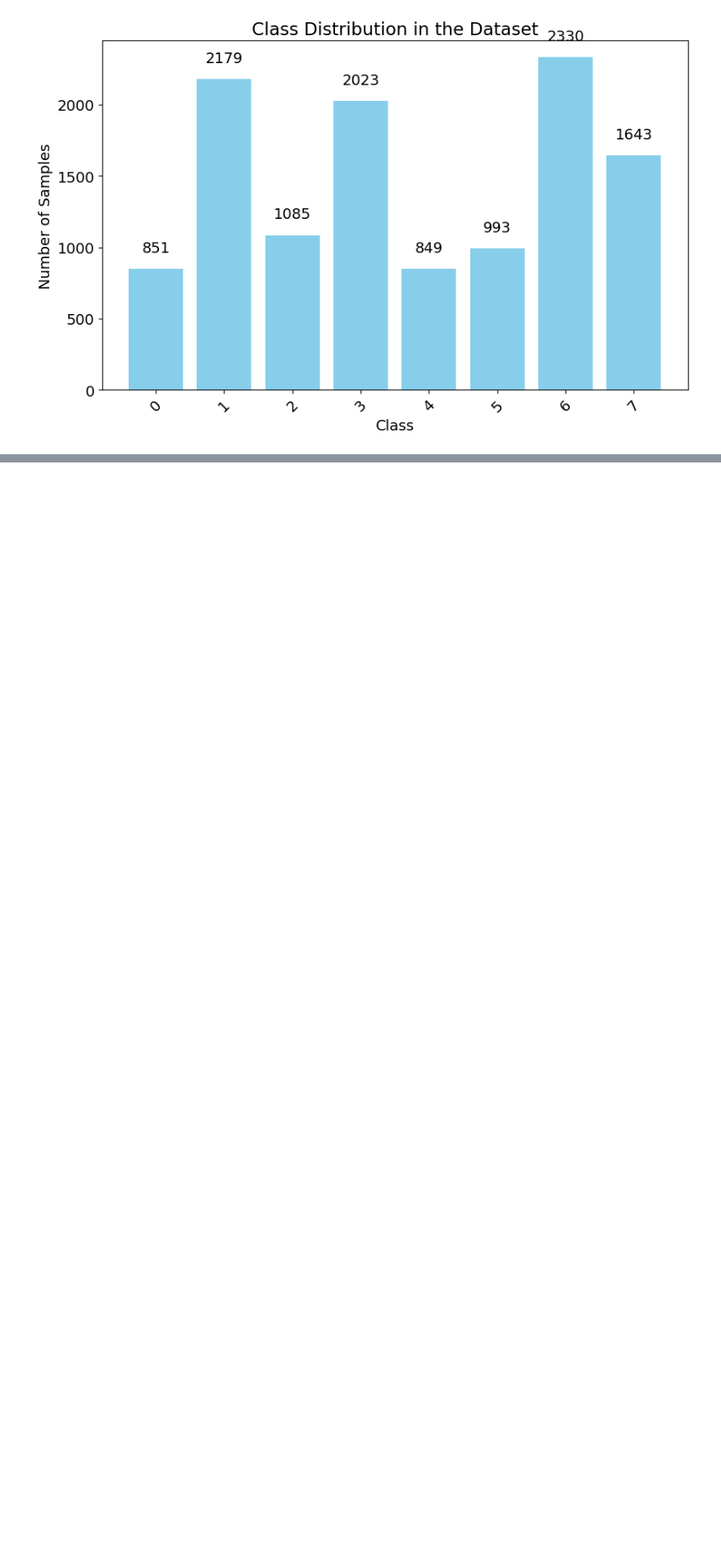
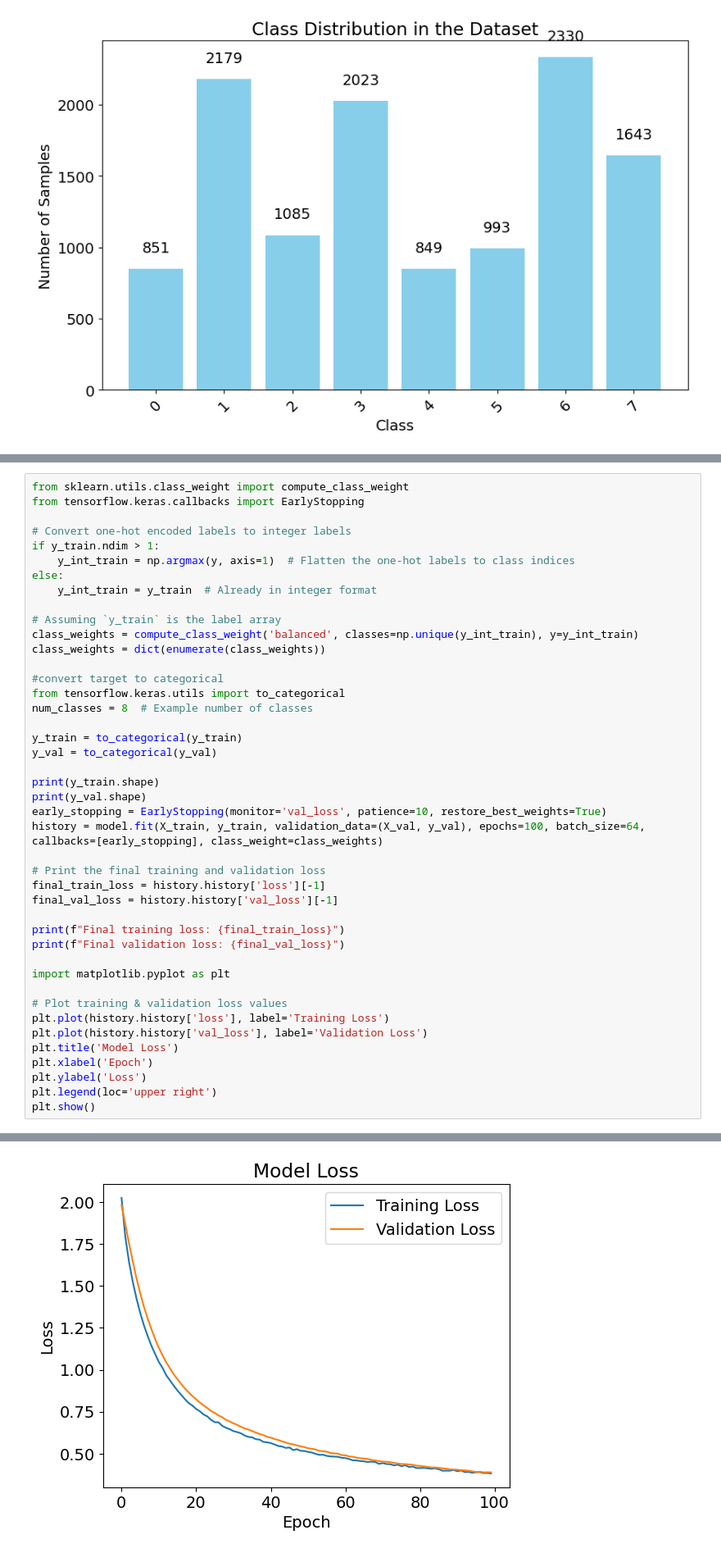
Before and after one commit to giovannaloro/AN2DL_PROJECT_2024_M2G, a Jupyter notebook: code/g_a.ipynb, the cells around one changed output, grey strips where cells are left out. Shown at 82% size. Drawn from its saved outputs; the diff is of its cells as text; blank space fills up the shorter version.

```diff
--- a/code/g_a.ipynb
+++ b/code/g_a.ipynb
@@ -171,0 +343,44 @@ plt.show()
+# %%
+from sklearn.utils.class_weight import compute_class_weight
+from tensorflow.keras.callbacks import EarlyStopping
+
+# Convert one-hot encoded labels to integer labels
+if y_train.ndim > 1:
+    y_int_train = np.argmax(y, axis=1)  # Flatten the one-hot labels to class indices
+else:
+    y_int_train = y_train  # Already in integer format
+
+# Assuming `y_train` is the label array
+class_weights = compute_class_weight('balanced', classes=np.unique(y_int_train), y=y_int_train)
+class_weights = dict(enumerate(class_weights))
+
+#convert target to categorical
+from tensorflow.keras.utils import to_categorical
+num_classes = 8  # Example number of classes
+
+y_train = to_categorical(y_train)
+y_val = to_categorical(y_val)
+
+print(y_train.shape)
+print(y_val.shape)
+early_stopping = EarlyStopping(monitor='val_loss', patience=10, restore_best_weights=True)
+history = model.fit(X_train, y_train, validation_data=(X_val, y_val), epochs=100, batch_size=64, callbacks=[early_stopping], class_weight=class_weights)
+
+# Print the final training and validation loss
+final_train_loss = history.history['loss'][-1]
+final_val_loss = history.history['val_loss'][-1]
+
+print(f"Final training loss: {final_train_loss}")
+print(f"Final validation loss: {final_val_loss}")
+
+import matplotlib.pyplot as plt
+
+# Plot training & validation loss values
+plt.plot(history.history['loss'], label='Training Loss')
+plt.plot(history.history['val_loss'], label='Validation Loss')
+plt.title('Model Loss')
+plt.xlabel('Epoch')
+plt.ylabel('Loss')
+plt.legend(loc='upper right')
+plt.show()
+# %% [output]
@@ -171,0 +404 @@ plt.show()
+[figure, added]
```
Also changed, not shown: parts of 10 cells of this notebook.
